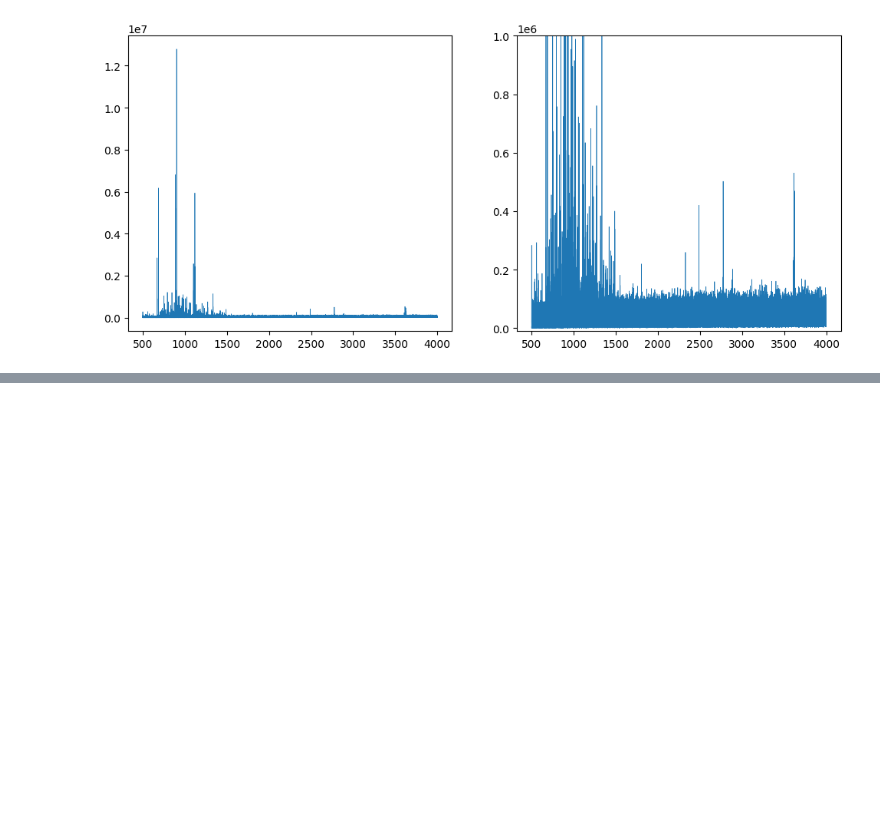
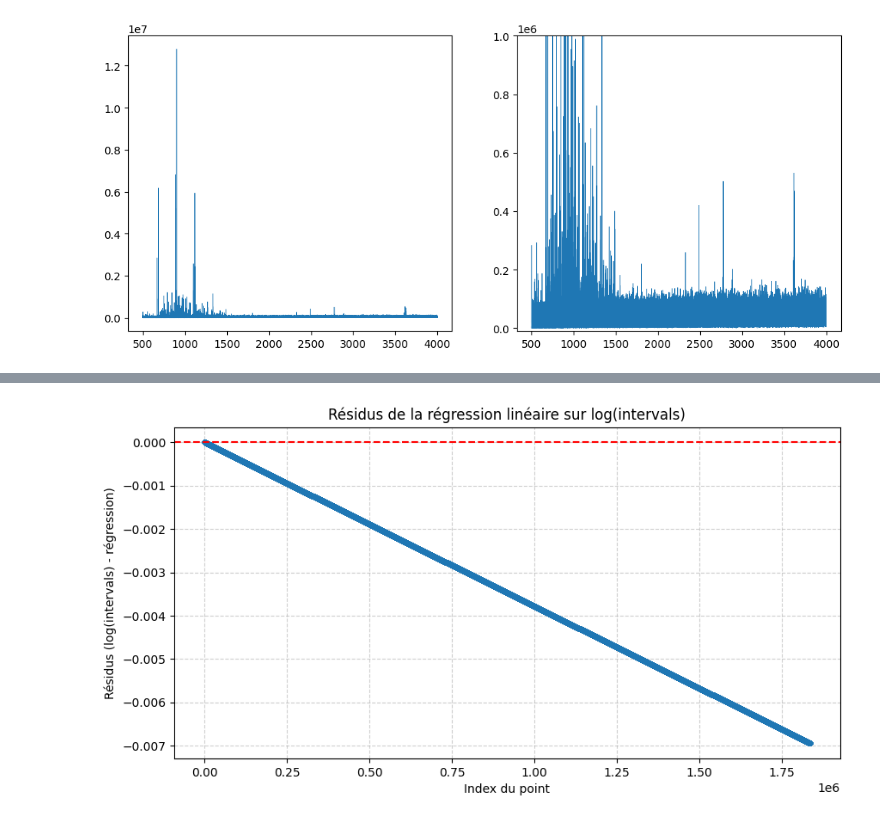
Before and after one commit to Protactinium92/SugarMALDI, a Jupyter notebook: src/spectre.ipynb, the cells around one changed output, grey strips where cells are left out. Cells and saved outputs as stored; diff of their text form; code cells hidden in the pictures; blank space fills up the shorter version.

```diff
--- a/src/spectre.ipynb
+++ b/src/spectre.ipynb
@@ -282,0 +313,24 @@ FigureCanvasAgg is non-interactive, and thus cannot be shown
+# %%
+from scipy.stats import linregress
+
+# Calcul des intervalles et logarithmes
+intervals = np.diff(x_all)
+log_intervals = np.log(intervals)
+
+# Régression linéaire
+x = np.arange(len(intervals))
+slope, intercept, _, _, _ = linregress(x, intervals)
+fit = slope * x + intercept
+residus = intercept - fit
+
+# Tracé des résidus
+plt.figure(figsize=(10, 5))
+plt.plot(fit, "o-", markersize=3)
+plt.axhline(0, color="red", linestyle="--")
+plt.xlabel("Index du point")
+plt.ylabel("Résidus (log(intervals) - régression)")
+plt.title("Résidus de la régression linéaire sur log(intervals)")
+plt.grid(True, linestyle="--", alpha=0.6)
+plt.show()
+# %% [output]
+[figure, added]
```
Also changed, not shown: parts of 4 cells of this notebook, 4 other files.
